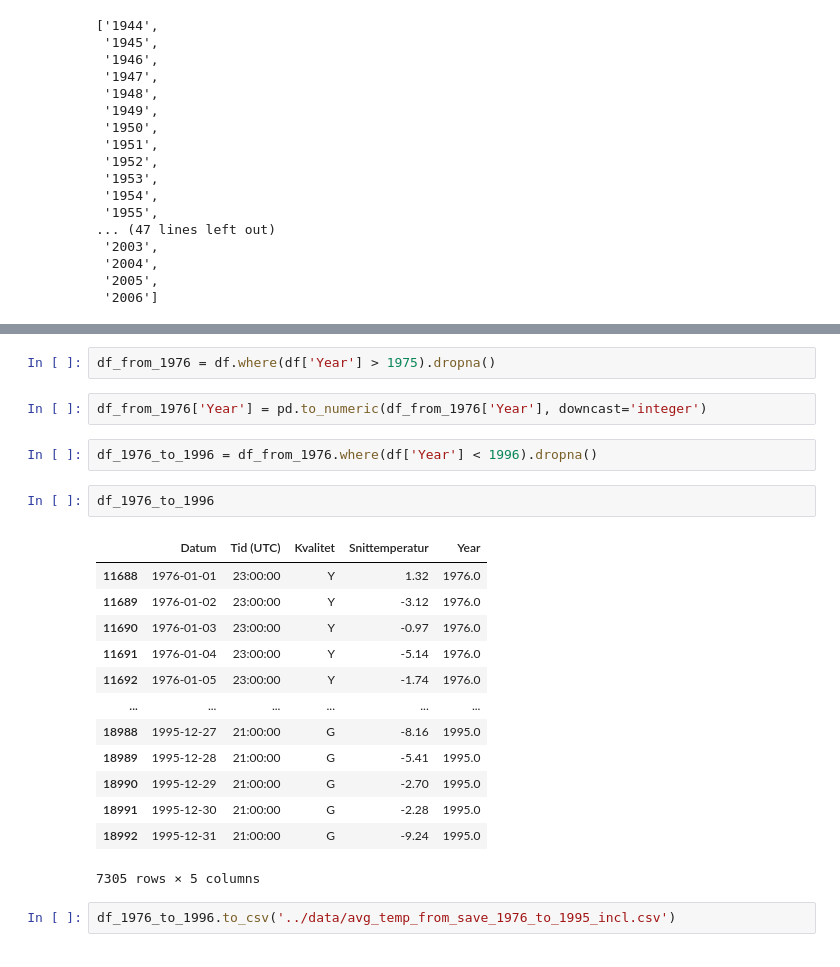
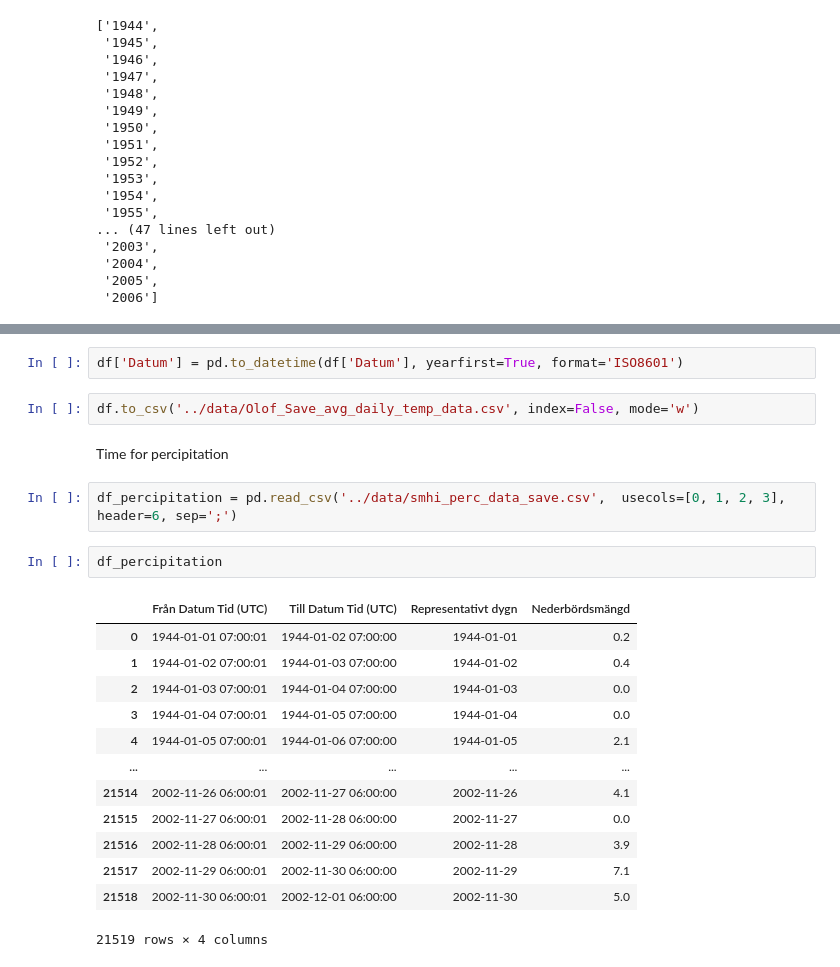
Before and after one commit to msteele919/projectwork, a Jupyter notebook: EDA/EDA_save_olof.ipynb, the cells around one changed output, grey strips where cells are left out. Drawn from its saved outputs; the diff is of its cells as text.

Commit message:
updated EDA_save_olof

```diff
--- a/EDA/EDA_save_olof.ipynb
+++ b/EDA/EDA_save_olof.ipynb
@@ -143,25 +144,25 @@ df
 22985 rows × 5 columns
-# %%
-df_from_1976 = df.where(df['Year'] > 1975).dropna()
-# %%
-df_from_1976['Year'] = pd.to_numeric(df_from_1976['Year'], downcast='integer')
-# %%
-df_1976_to_1996 = df_from_1976.where(df['Year'] < 1996).dropna()
-# %%
-df_1976_to_1996
-# %% [output]
-|  | Datum | Tid (UTC) | Kvalitet | Snittemperatur | Year |
-| 11688 | 1976-01-01 | 23:00:00 | Y | 1.32 | 1976.0 |
-| 11689 | 1976-01-02 | 23:00:00 | Y | -3.12 | 1976.0 |
-| 11690 | 1976-01-03 | 23:00:00 | Y | -0.97 | 1976.0 |
-| 11691 | 1976-01-04 | 23:00:00 | Y | -5.14 | 1976.0 |
-| 11692 | 1976-01-05 | 23:00:00 | Y | -1.74 | 1976.0 |
-| ... | ... | ... | ... | ... | ... |
-| 18988 | 1995-12-27 | 21:00:00 | G | -8.16 | 1995.0 |
-| 18989 | 1995-12-28 | 21:00:00 | G | -5.41 | 1995.0 |
-| 18990 | 1995-12-29 | 21:00:00 | G | -2.70 | 1995.0 |
-| 18991 | 1995-12-30 | 21:00:00 | G | -2.28 | 1995.0 |
-| 18992 | 1995-12-31 | 21:00:00 | G | -9.24 | 1995.0 |
-7305 rows × 5 columns
-# %%
-df_1976_to_1996.to_csv('../data/avg_temp_from_save_1976_to_1995_incl.csv')
+# %%
+df['Datum'] = pd.to_datetime(df['Datum'], yearfirst=True, format='ISO8601')
+# %%
+df.to_csv('../data/Olof_Save_avg_daily_temp_data.csv', index=False, mode='w')
+# %% [markdown]
+Time for percipitation
+# %%
+df_percipitation = pd.read_csv('../data/smhi_perc_data_save.csv',  usecols=[0, 1, 2, 3], header=6, sep=';')
+# %%
+df_percipitation
+# %% [output]
+|  | Från Datum Tid (UTC) | Till Datum Tid (UTC) | Representativt dygn | Nederbördsmängd |
+| 0 | 1944-01-01 07:00:01 | 1944-01-02 07:00:00 | 1944-01-01 | 0.2 |
+| 1 | 1944-01-02 07:00:01 | 1944-01-03 07:00:00 | 1944-01-02 | 0.4 |
+| 2 | 1944-01-03 07:00:01 | 1944-01-04 07:00:00 | 1944-01-03 | 0.0 |
+| 3 | 1944-01-04 07:00:01 | 1944-01-05 07:00:00 | 1944-01-04 | 0.0 |
+| 4 | 1944-01-05 07:00:01 | 1944-01-06 07:00:00 | 1944-01-05 | 2.1 |
+| ... | ... | ... | ... | ... |
+| 21514 | 2002-11-26 06:00:01 | 2002-11-27 06:00:00 | 2002-11-26 | 4.1 |
+| 21515 | 2002-11-27 06:00:01 | 2002-11-28 06:00:00 | 2002-11-27 | 0.0 |
+| 21516 | 2002-11-28 06:00:01 | 2002-11-29 06:00:00 | 2002-11-28 | 3.9 |
+| 21517 | 2002-11-29 06:00:01 | 2002-11-30 06:00:00 | 2002-11-29 | 7.1 |
+| 21518 | 2002-11-30 06:00:01 | 2002-12-01 06:00:00 | 2002-11-30 | 5.0 |
+21519 rows × 4 columns
```
Also changed, not shown: parts of 23 cells of this notebook.
